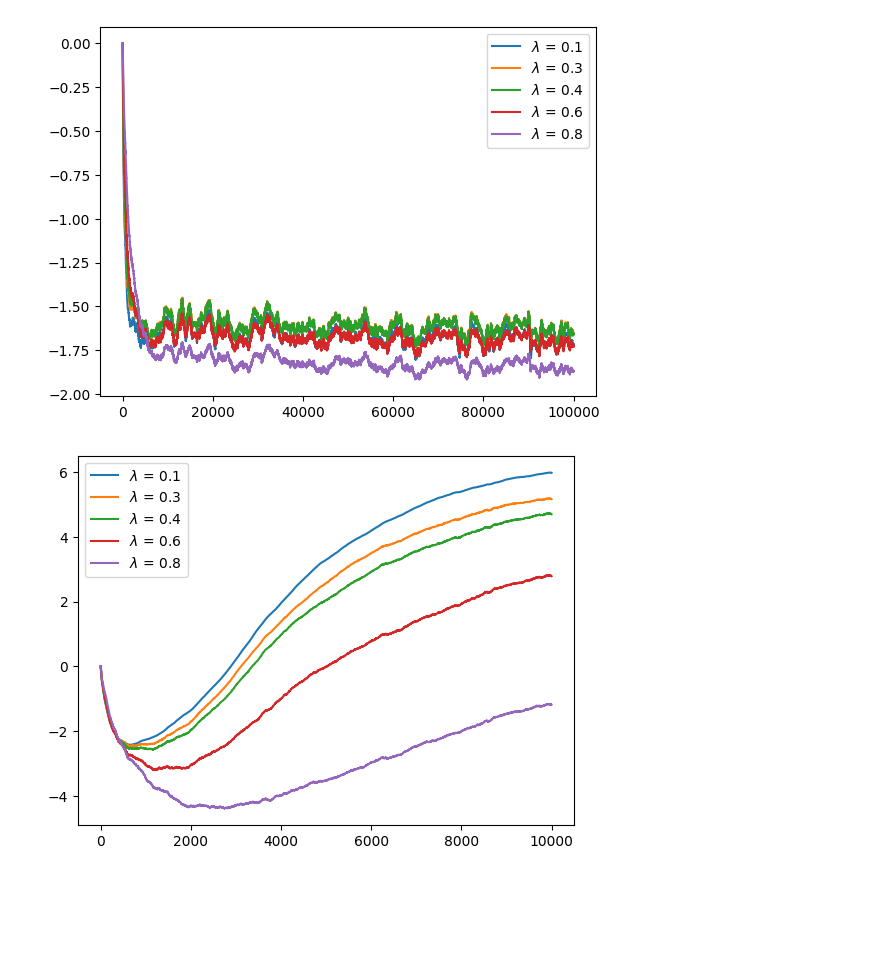
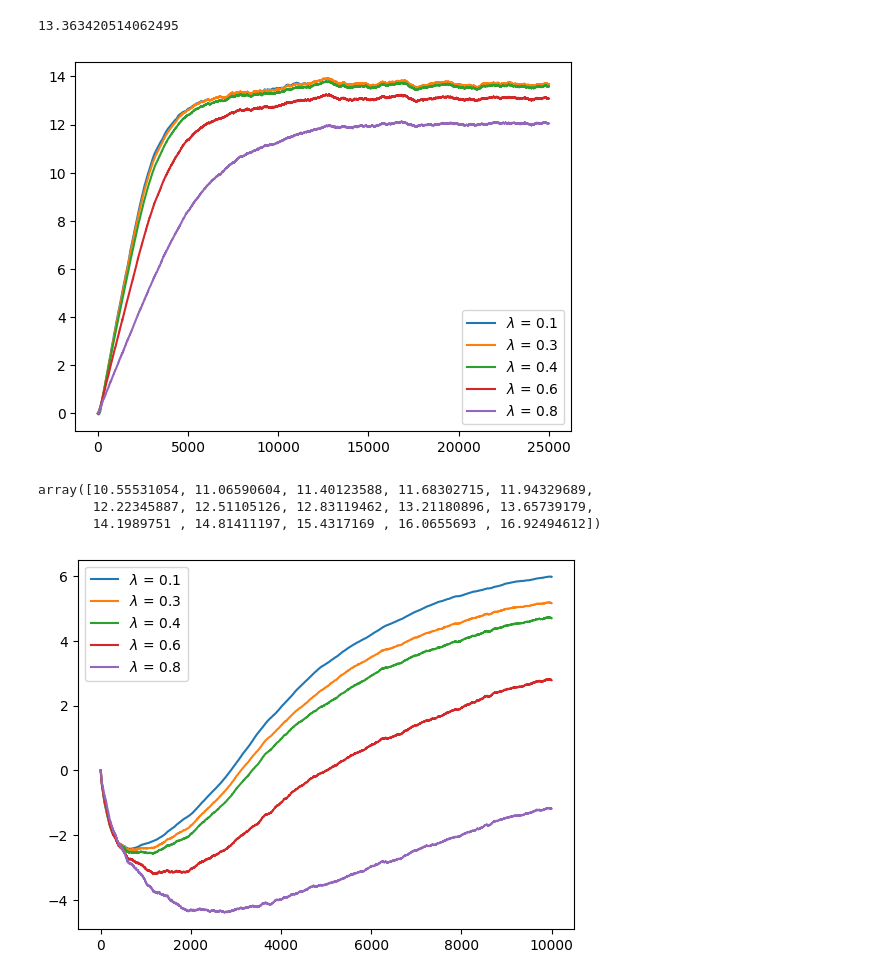
Before and after one commit to Isak-Petrin/distributional_RL_python, a Jupyter notebook: Welcome_to_Colab.ipynb, the cells around one changed output. Drawn from its saved outputs; the diff is of its cells as text; code cells hidden in the pictures; blank space fills up the shorter version.

```diff
--- a/Welcome_to_Colab.ipynb
+++ b/Welcome_to_Colab.ipynb
@@ -3,5 +17,4 @@
 # %%
-
 from enum import Enum
 import gymnasium as gym
 from gymnasium import spaces
@@ -35,7 +48,7 @@ class RandomWalk(gym.Env):
     def step(self, action: int):
 
         self.done = False
-        self.reward = -1
+        self.reward = -0.1
 
         if action:
             self.state += 1
@@ -222,6 +320,14 @@ class QRTDlAgent:
                 if self.get_ds(t = k) == True:
                     return target
             return target + self.get_theta(xb) * self.gamma**h
+# %%
+G = 0
+for i in range(7):
+  G += -0.1 * 0.95**i
+
+G + 20 * 0.95**7
+# %% [output]
+13.363420514062495
 # %%
 import numpy as np
 import matplotlib.pyplot as plt
@@ -230,13 +336,13 @@ import gymnasium as gym
 import sys
 
 
-episodes = 1000
+episodes = 25000
 gamma = 0.95
 alpha = 0.05
-length = 5
+length = 7
 bootstrap = False
 x0 = 2
-m = 10
+m = 15
 kappa = 2
 
 agent1 = QRTDlAgent(m = m,obs_space=length,l = .1 ,gamma = gamma, alpha = alpha, x0 = x0, bootstrap=bootstrap, kappa = kappa)
@@ -250,35 +356,41 @@ agents = [agent1,agent2,agent3, agent4, agent5]
 
 env = RandomWalk()
 vs = {agent: [] for agent in agents}
 
 for episode in tqdm(range(episodes)):
     obs, _ = env.reset()
     for agent in agents:
-        vs[agent].append(agent.q[2].theta.mean())
+        vs[agent].append(agent.q[3].theta.mean())
         agent.reset(x0 = obs)
 
     done = False
     prev = length // 2
     while not done:
         action = np.random.randint(2)
         info = env.step(action)
 
         obs = info[0]
         reward = info[1]
         done = info[2]
 
         for agent in agents:
             agent.update(x_n=obs,x=prev, r = reward, done = done)
         prev = obs
 
 
 
 for agent in agents:
     plt.plot(range(episodes), vs[agent], label=f'$\lambda$ = {agent.l}')
 plt.legend()
 plt.show()
 # %% [output]
-[figure, old version]
+[figure, new version]
+# %%
+agent1.q[3].theta
+# %% [output]
+array([10.55531054, 11.06590604, 11.40123588, 11.68302715, 11.94329689,
+       12.22345887, 12.51105126, 12.83119462, 13.21180896, 13.65739179,
+       14.1989751 , 14.81411197, 15.4317169 , 16.0655693 , 16.92494612])
 # %%
 import numpy as np
 import matplotlib.pyplot as plt
```
Also changed, not shown: parts of 2 cells of this notebook.
